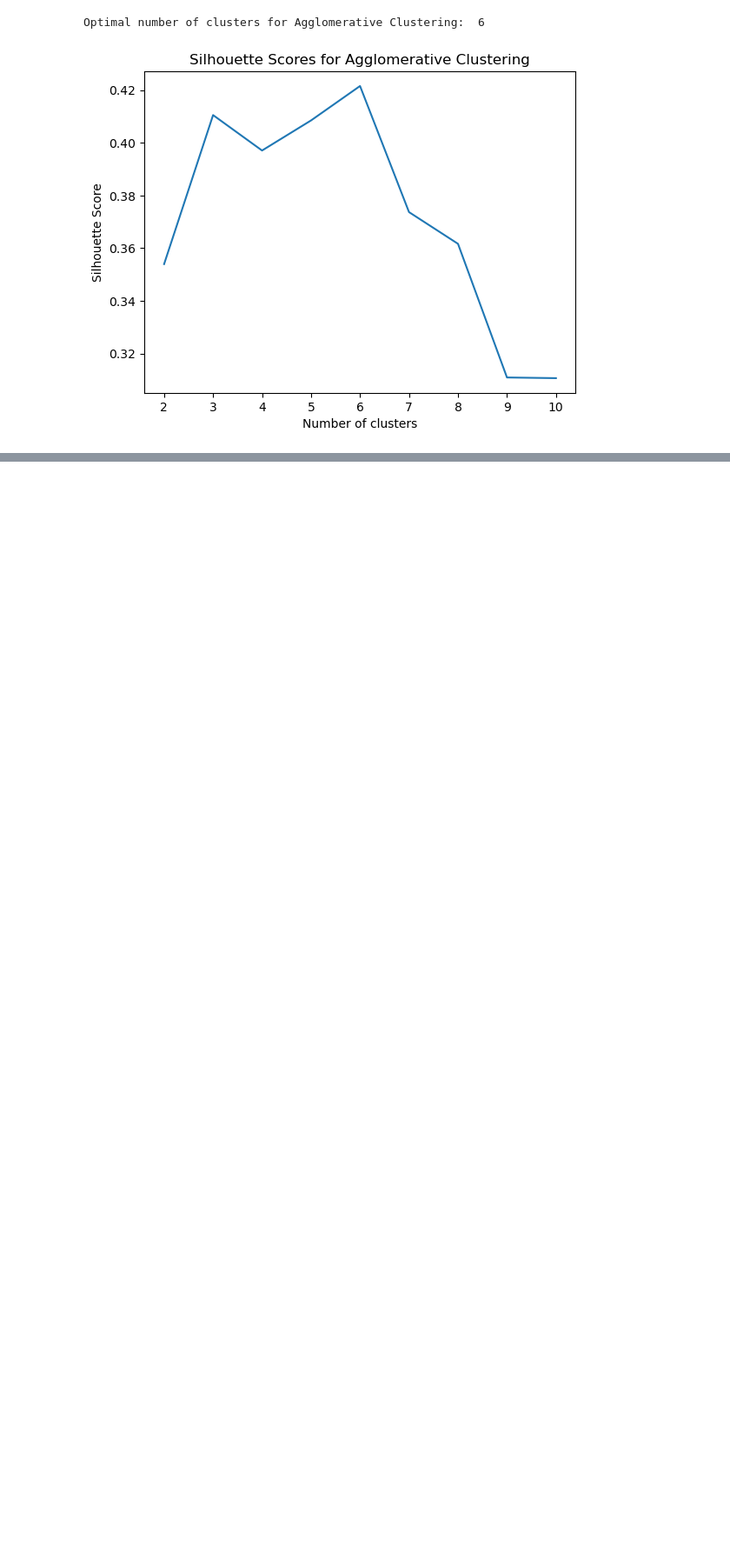
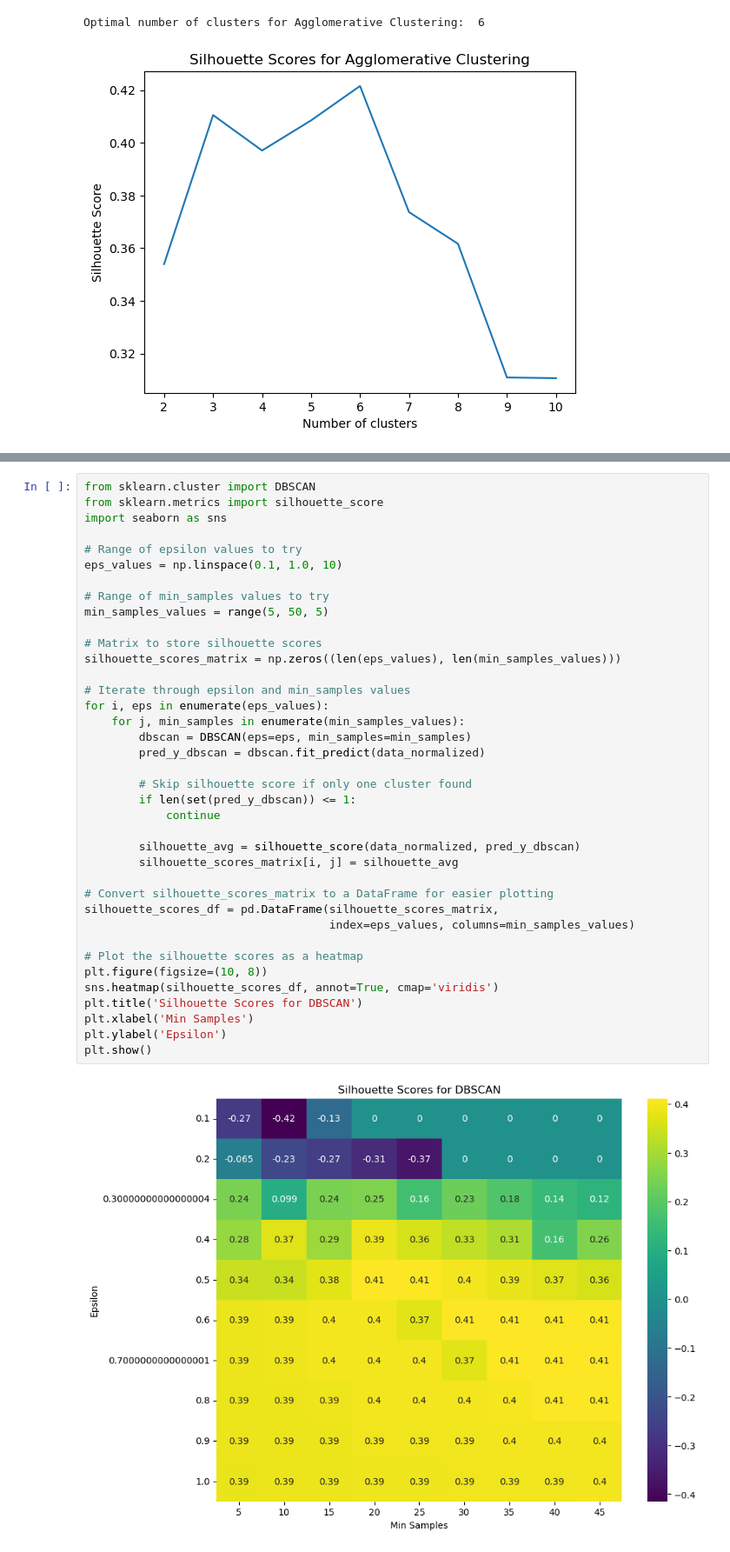
Before and after one commit to DotSumWedge/SurvivorAnalysis, a Jupyter notebook: ClusterAnalysis.ipynb, the cells around one changed output, grey strips where cells are left out. Shown at 87% size. Saved outputs shown, nothing was run; the diff lists cells and outputs as text; blank space fills up the shorter version.

```diff
--- a/ClusterAnalysis.ipynb
+++ b/ClusterAnalysis.ipynb
@@ -244,0 +301,40 @@ print(pred_y_dbscan)
+# %%
+from sklearn.cluster import DBSCAN
+from sklearn.metrics import silhouette_score
+import seaborn as sns
+
+# Range of epsilon values to try
+eps_values = np.linspace(0.1, 1.0, 10)
+
+# Range of min_samples values to try
+min_samples_values = range(5, 50, 5)
+
+# Matrix to store silhouette scores
+silhouette_scores_matrix = np.zeros((len(eps_values), len(min_samples_values)))
+
+# Iterate through epsilon and min_samples values
+for i, eps in enumerate(eps_values):
+    for j, min_samples in enumerate(min_samples_values):
+        dbscan = DBSCAN(eps=eps, min_samples=min_samples)
+        pred_y_dbscan = dbscan.fit_predict(data_normalized)
+
+        # Skip silhouette score if only one cluster found
+        if len(set(pred_y_dbscan)) <= 1:
+            continue
+
+        silhouette_avg = silhouette_score(data_normalized, pred_y_dbscan)
+        silhouette_scores_matrix[i, j] = silhouette_avg
+
+# Convert silhouette_scores_matrix to a DataFrame for easier plotting
+silhouette_scores_df = pd.DataFrame(silhouette_scores_matrix,
+                                    index=eps_values, columns=min_samples_values)
+
+# Plot the silhouette scores as a heatmap
+plt.figure(figsize=(10, 8))
+sns.heatmap(silhouette_scores_df, annot=True, cmap='viridis')
+plt.title('Silhouette Scores for DBSCAN')
+plt.xlabel('Min Samples')
+plt.ylabel('Epsilon')
+plt.show()
+# %% [output]
+[figure, added]
```
Also changed, not shown: parts of 10 cells of this notebook.
